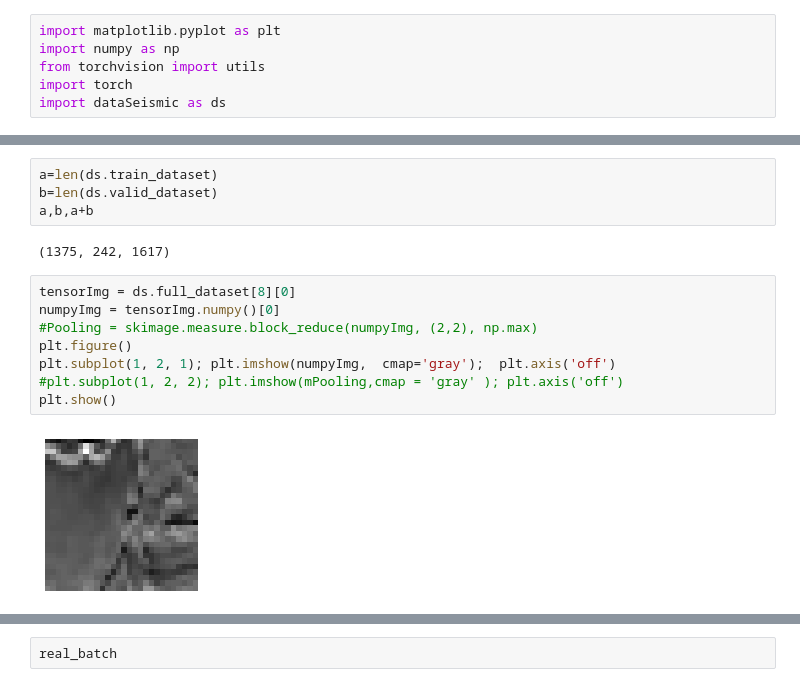
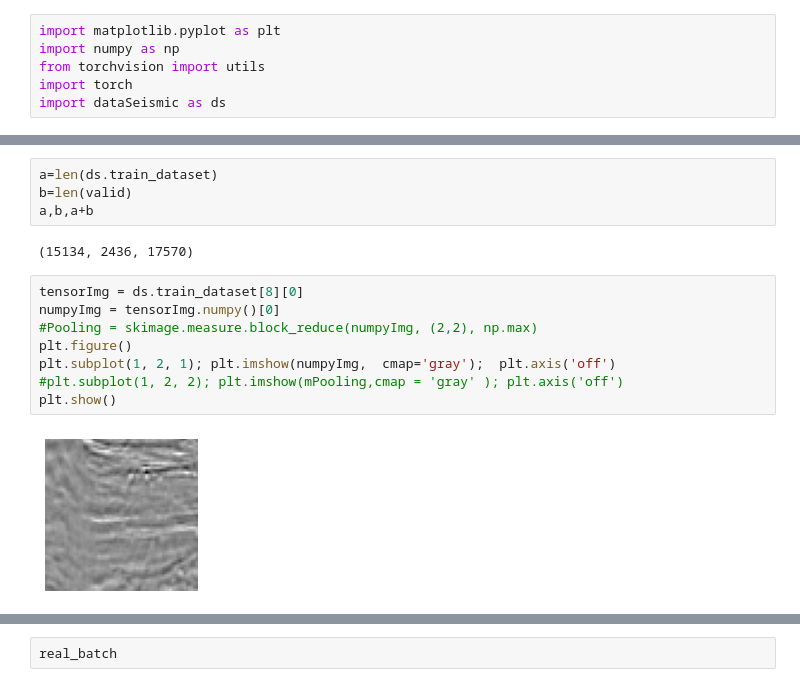
Before and after one commit to lucterres/cnflow_inn, a Jupyter notebook: my_Salt_minimal/inspecData.ipynb, the cells around one changed output, grey strips where cells are left out. Drawn from its saved outputs; the diff is of its cells as text.

Commit message:
dataseimic 18k test images not null

```diff
--- a/my_Salt_minimal/inspecData.ipynb
+++ b/my_Salt_minimal/inspecData.ipynb
@@ -27,19 +21,19 @@ plt.show()
 # %%
 a=len(ds.train_dataset)
-b=len(ds.valid_dataset)
+b=len(valid)
 a,b,a+b
 # %% [output]
-(1375, 242, 1617)
+(15134, 2436, 17570)
 # %%
-tensorImg = ds.full_dataset[8][0]
+tensorImg = ds.train_dataset[8][0]
 numpyImg = tensorImg.numpy()[0]
 #Pooling = skimage.measure.block_reduce(numpyImg, (2,2), np.max)
 plt.figure()
 plt.subplot(1, 2, 1); plt.imshow(numpyImg,  cmap='gray');  plt.axis('off')
 #plt.subplot(1, 2, 2); plt.imshow(mPooling,cmap = 'gray' ); plt.axis('off')
 plt.show()
 # %% [output]
-[figure, old version]
+[figure, new version]
 # %%
 tensorImg
 # %% [output]
```
Also changed, not shown: parts of 8 cells of this notebook, 10 other files.
